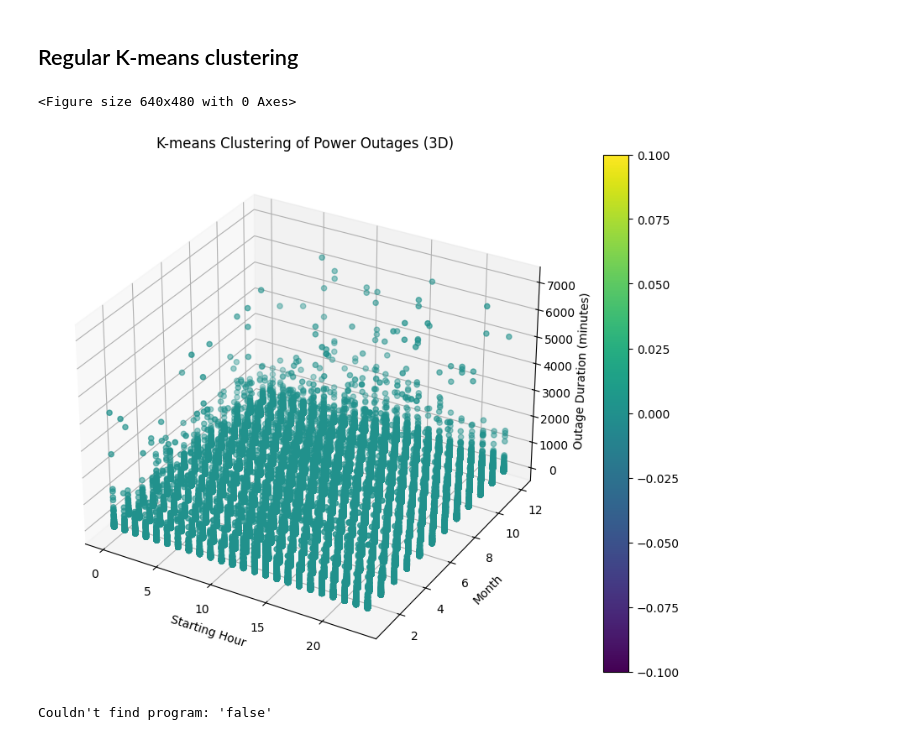
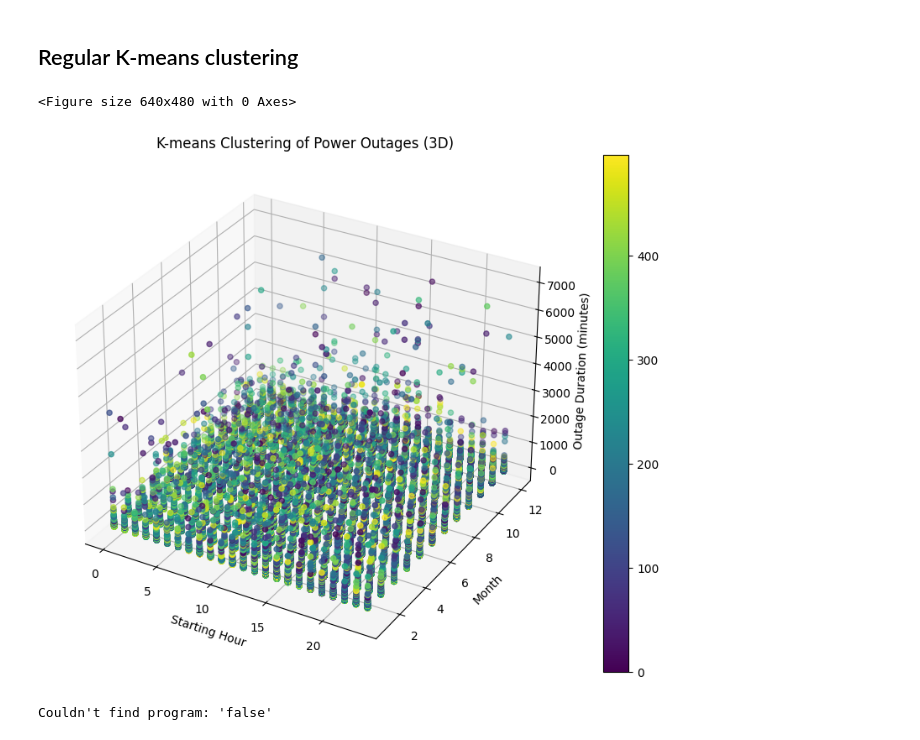
Before and after one commit to JonasSchweiger/Power_Outages_Code, a Jupyter notebook: K_means_slicing.ipynb, the cells around one changed output. Drawn from its saved outputs; the diff is of its cells as text; code cells hidden in the pictures.

Commit message:
error fix number of lines

```diff
--- a/K_means_slicing.ipynb
+++ b/K_means_slicing.ipynb
@@ -37,39 +37,39 @@ clustering_columns = ['hour', 'duration_minutes', 'month']
 X = Massachusetts_starting_df[clustering_columns]
 
 # Choose the number of clusters (k)
-k = 1 # has to be 2 lower than the actual number of clusters we are looking for!
+k = 498 # has to be 2 lower than the actual number of clusters we are looking for!
 
 # Initialize the KMeans model
 kmeans = KMeans(n_clusters=k, random_state=42)
 
 # Fit the model to your data
 kmeans.fit(X)
 
 # Get the cluster labels
 Massachusetts_starting_df['cluster'] = kmeans.labels_
 
 # 3D Visualization
 fig = plt.figure()
 fig = plt.figure(figsize=(12, 8))
 ax = fig.add_subplot(111, projection='3d')
 
 # Scatter plot with colors based on cluster labels
 scatter = ax.scatter(X['hour'], X['month'], X['duration_minutes'], c=Massachusetts_starting_df['cluster'], cmap='viridis')
 
 # Set labels and title
 ax.set_xlabel('Starting Hour')
 ax.set_ylabel('Month')
 ax.set_zlabel('Outage Duration (minutes)')
 ax.set_title('K-means Clustering of Power Outages (3D)')
 
 # Add a colorbar
 plt.colorbar(scatter)
 
 # Show the plot
 plt.show()
 # %% [output]
 <Figure size 640x480 with 0 Axes>
-[figure, old version]
+[figure, new version]
 # %%
 %%script false
 # Elbow Method to find optimal k
```
Also changed, not shown: parts of 10 cells of this notebook, 27 other files.
